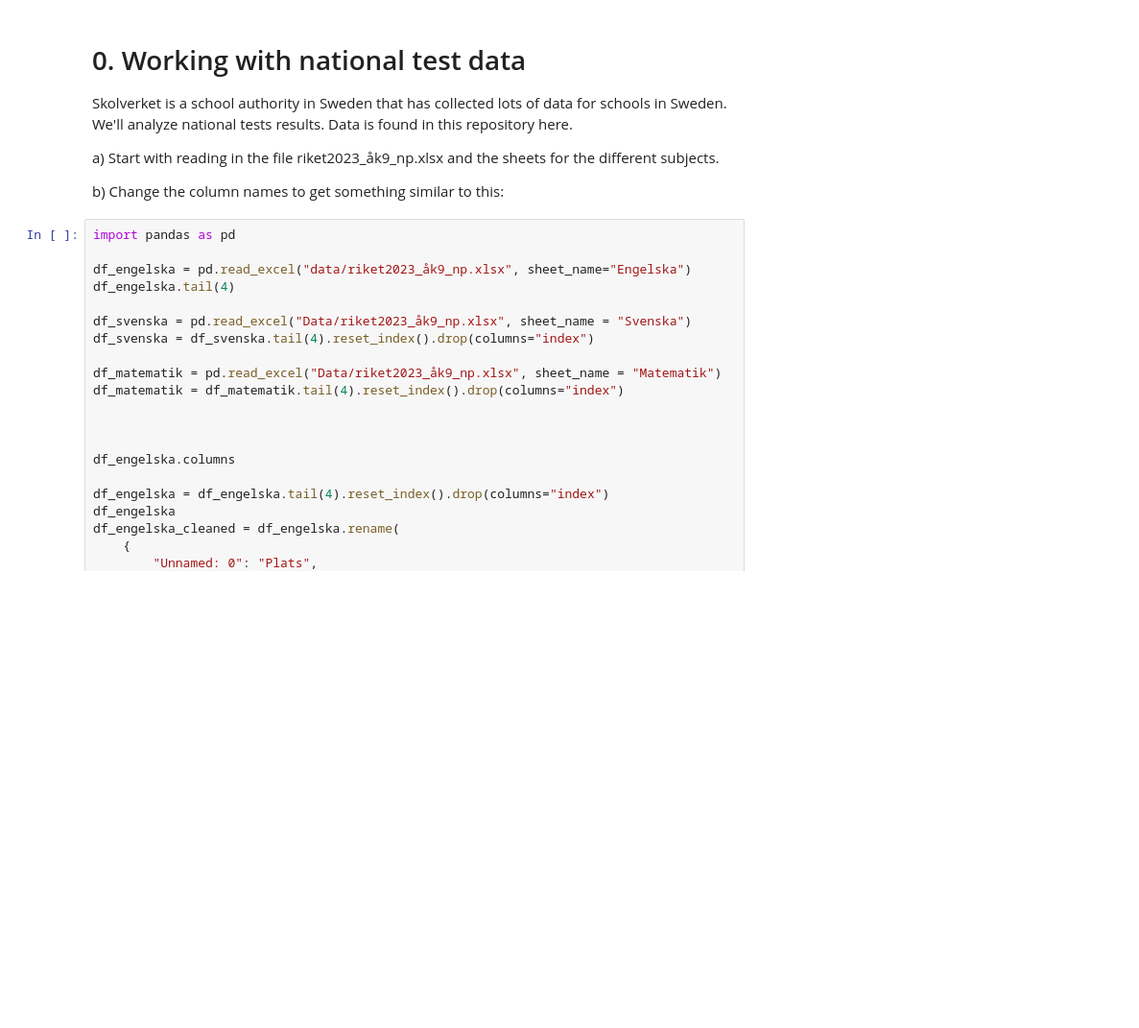
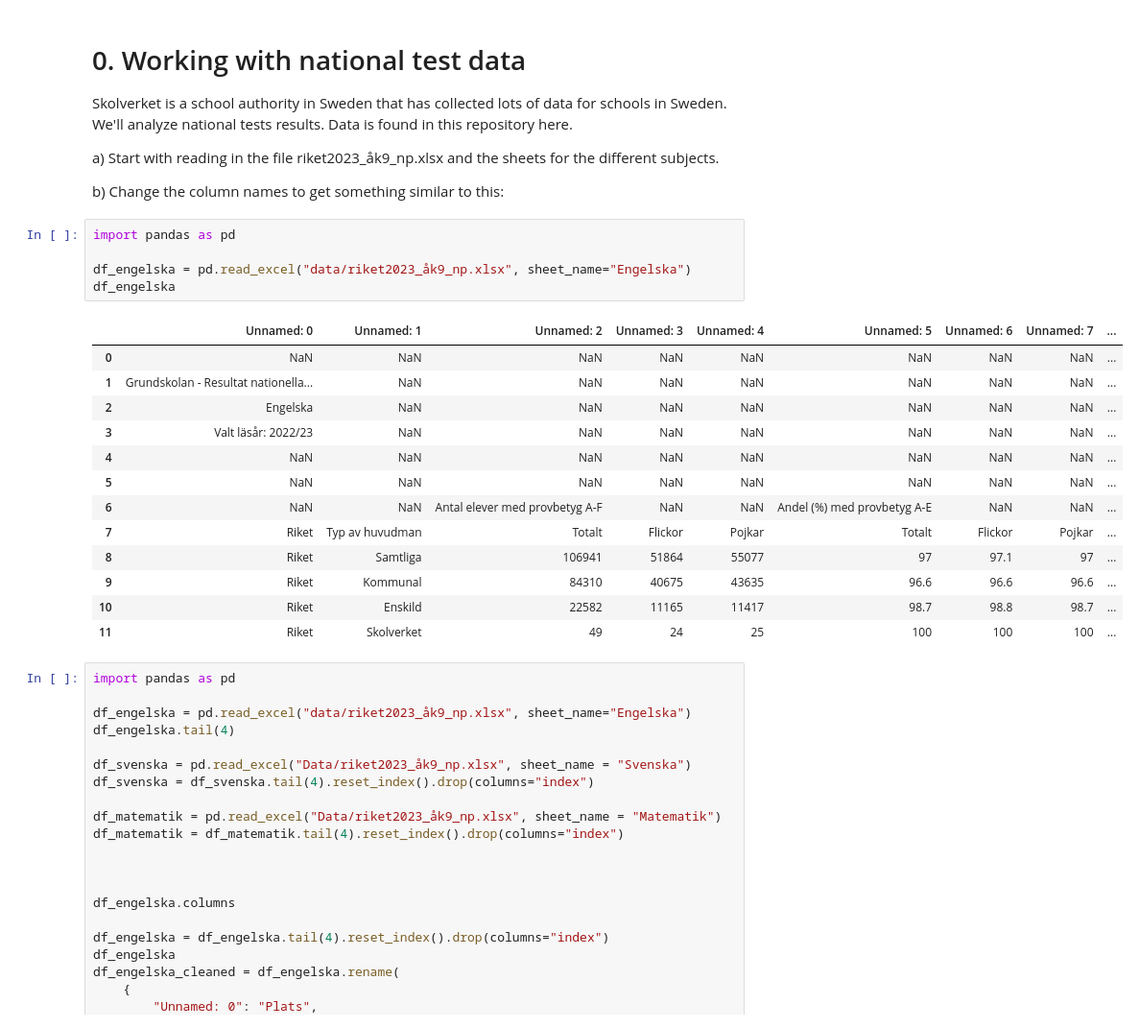
Before and after one commit to HenrikSjoe/data-platform-henrik-sjogren-de24, a Jupyter notebook: exercises/exercise_1/problem_0.ipynb, the cells around one changed output. Shown at 96% size. Cells and saved outputs as stored; diff of their text form; blank space fills up the shorter version.

```diff
--- a/exercises/exercise_1/problem_0.ipynb
+++ b/exercises/exercise_1/problem_0.ipynb
@@ -5,6 +5,25 @@ Skolverket is a school authority in Sweden that has collected lots of data for s
   a) Start with reading in the file riket2023_åk9_np.xlsx and the sheets for the different subjects.
 
   b) Change the column names to get something similar to this:
+# %%
+import pandas as pd
+
+df_engelska = pd.read_excel("data/riket2023_åk9_np.xlsx", sheet_name="Engelska")
+df_engelska
+# %% [output]
+|  | Unnamed: 0 | Unnamed: 1 | Unnamed: 2 | Unnamed: 3 | Unnamed: 4 | Unnamed: 5 | Unnamed: 6 | Unnamed: 7 | ... |
+| 0 | NaN | NaN | NaN | NaN | NaN | NaN | NaN | NaN | ... |
+| 1 | Grundskolan - Resultat nationella... | NaN | NaN | NaN | NaN | NaN | NaN | NaN | ... |
+| 2 | Engelska | NaN | NaN | NaN | NaN | NaN | NaN | NaN | ... |
+| 3 | Valt läsår: 2022/23 | NaN | NaN | NaN | NaN | NaN | NaN | NaN | ... |
+| 4 | NaN | NaN | NaN | NaN | NaN | NaN | NaN | NaN | ... |
+| 5 | NaN | NaN | NaN | NaN | NaN | NaN | NaN | NaN | ... |
+| 6 | NaN | NaN | Antal elever med provbetyg A-F | NaN | NaN | Andel (%) med provbetyg A-E | NaN | NaN | ... |
+| 7 | Riket | Typ av huvudman | Totalt | Flickor | Pojkar | Totalt | Flickor | Pojkar | ... |
+| 8 | Riket | Samtliga | 106941 | 51864 | 55077 | 97 | 97.1 | 97 | ... |
+| 9 | Riket | Kommunal | 84310 | 40675 | 43635 | 96.6 | 96.6 | 96.6 | ... |
+| 10 | Riket | Enskild | 22582 | 11165 | 11417 | 98.7 | 98.8 | 98.7 | ... |
+| 11 | Riket | Skolverket | 49 | 24 | 25 | 100 | 100 | 100 | ... |
 # %%
 import pandas as pd
 
```
Also changed, not shown: 14 other files.
